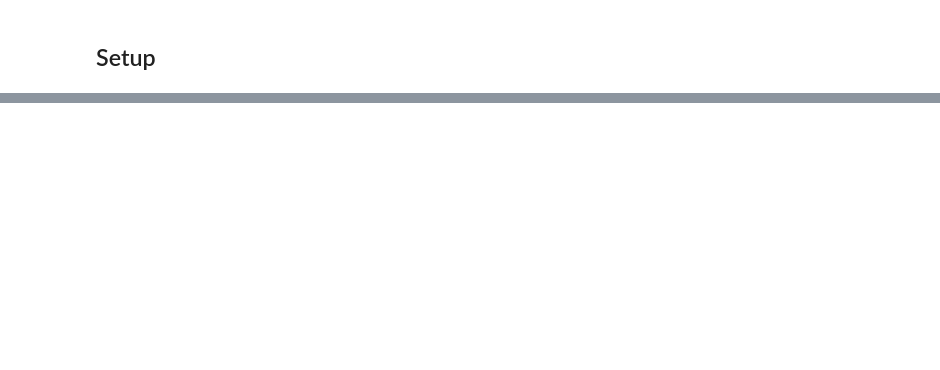
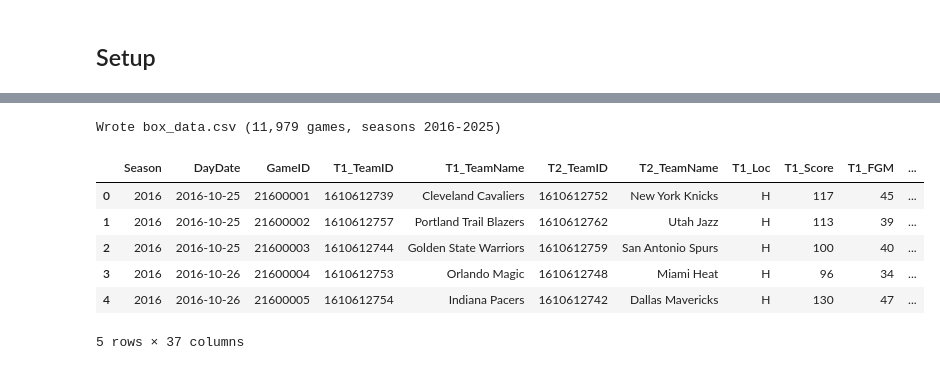
Before and after one commit to fallensnake/IEOR142AProject, a Jupyter notebook: Data/build_dataset.ipynb, the cells around one changed output, grey strips where cells are left out. Saved outputs shown, nothing was run; the diff lists cells and outputs as text; code cells hidden in the pictures; blank space fills up the shorter version.

```diff
--- a/Data/build_dataset.ipynb
+++ b/Data/build_dataset.ipynb
@@ -118,8 +17,0 @@ def create_box_data(games: pd.DataFrame) -> pd.DataFrame:
-# %%
-raw = load_games(DB_PATH)
-print(f"Loaded {len(raw):,} raw games")
-
-box = create_box_data(raw)
-box.to_csv(OUT_DIR / "box_data.csv", index=False)
-print(f"Wrote box_data.csv ({len(box):,} rows)")
-box.head()
@@ -402,0 +90,12 @@ Train on `matchups.csv`. The first game of each team-season has NaN features —
+# %%
+raw_frames = []
+for s in SEASONS:
+    print(f"Fetching {s} ...", end=" ", flush=True)
+    df = fetch_season(s)
+    print(f"{len(df):,} team-game rows")
+    raw_frames.append(df)
+    time.sleep(SLEEP_BETWEEN_CALLS)
+
+raw = pd.concat(raw_frames, ignore_index=True)
+print(f"\nTotal team-game rows: {len(raw):,}")
+raw.head()
@@ -402,0 +197,15 @@ Train on `matchups.csv`. The first game of each team-season has NaN features —
+# %%
+box = build_box_data(raw)
+box.to_csv("box_data.csv", index=False)
+print(f"Wrote box_data.csv ({len(box):,} games, "
+      f"seasons {box['Season'].min()}-{box['Season'].max()})")
+box.head()
+# %% [output]
+Wrote box_data.csv (11,979 games, seasons 2016-2025)
+|  | Season | DayDate | GameID | T1_TeamID | T1_TeamName | T2_TeamID | T2_TeamName | T1_Loc | T1_Score | T1_FGM | ... |
+| 0 | 2016 | 2016-10-25 | 21600001 | 1610612739 | Cleveland Cavaliers | 1610612752 | New York Knicks | H | 117 | 45 | ... |
+| 1 | 2016 | 2016-10-25 | 21600002 | 1610612757 | Portland Trail Blazers | 1610612762 | Utah Jazz | H | 113 | 39 | ... |
+| 2 | 2016 | 2016-10-25 | 21600003 | 1610612744 | Golden State Warriors | 1610612759 | San Antonio Spurs | H | 100 | 40 | ... |
+| 3 | 2016 | 2016-10-26 | 21600004 | 1610612753 | Orlando Magic | 1610612748 | Miami Heat | H | 96 | 34 | ... |
+| 4 | 2016 | 2016-10-26 | 21600005 | 1610612754 | Indiana Pacers | 1610612742 | Dallas Mavericks | H | 130 | 47 | ... |
+5 rows × 37 columns
```
Also changed, not shown: parts of 43 cells of this notebook, 1 other file.
